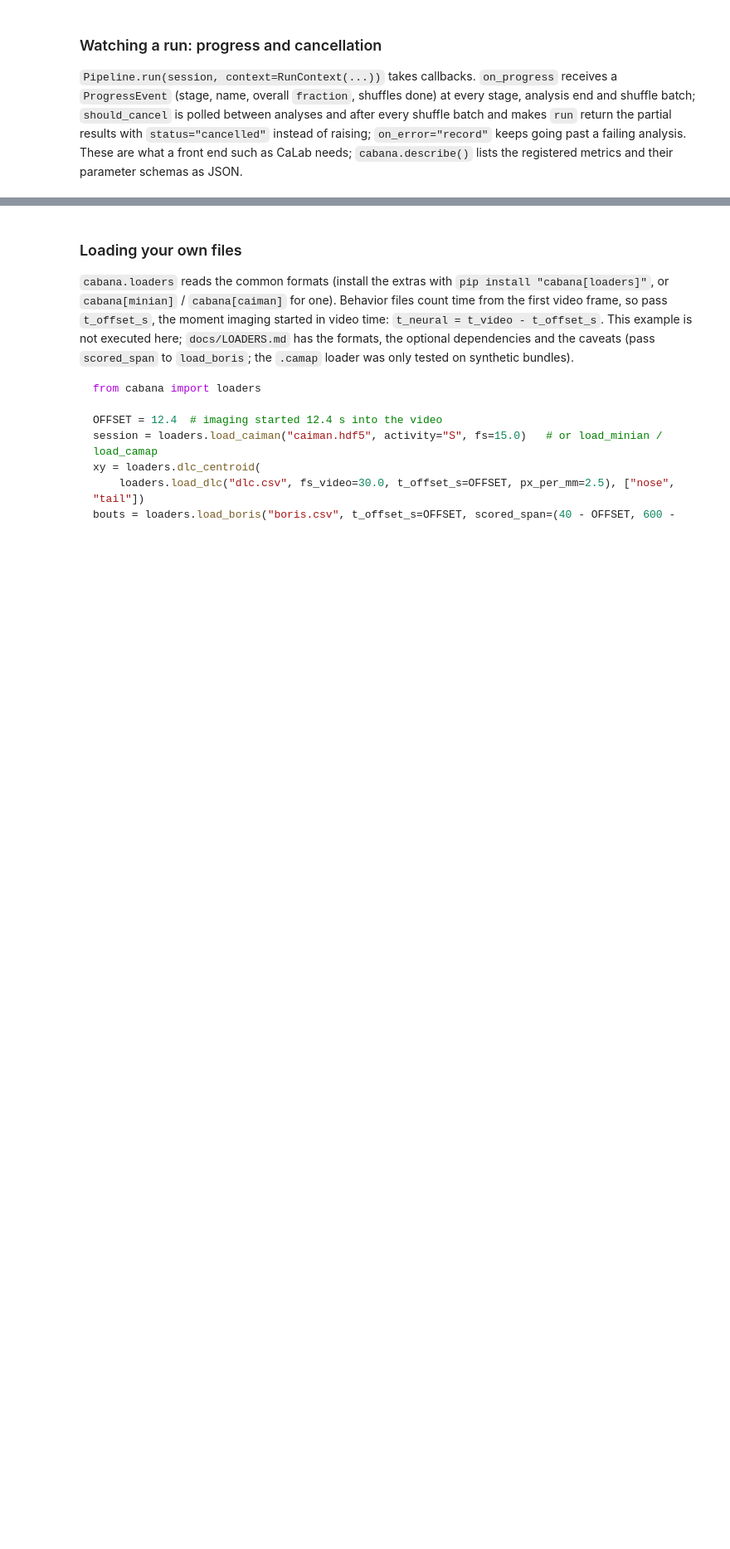
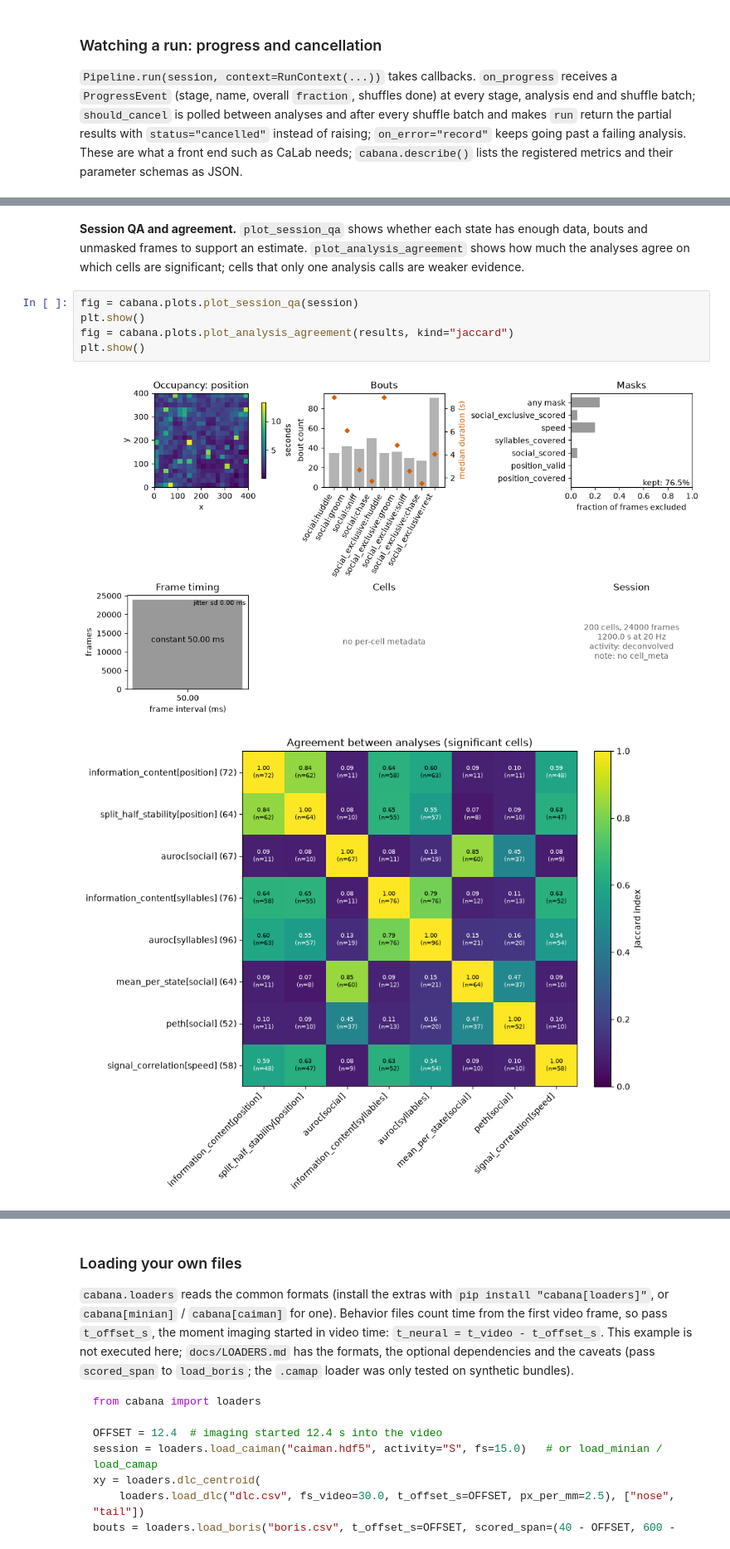
Before and after one commit to miniscope/CaBaNA, a Jupyter notebook: notebooks/cabana_demo.ipynb, the cells around one changed output, grey strips where cells are left out. Shown at 83% size. Drawn from its saved outputs; the diff is of its cells as text; blank space fills up the shorter version.

```diff
--- a/notebooks/cabana_demo.ipynb
+++ b/notebooks/cabana_demo.ipynb
@@ -863 +1137,11 @@ print(caps["version"], len(caps["plugins"]["metric"]), "registered metrics")
+# %% [markdown]
+**Session QA and agreement.** `plot_session_qa` shows whether each state has enough data, bouts and unmasked frames to support an estimate. `plot_analysis_agreement` shows how much the analyses agree on which cells are significant; cells that only one analysis calls are weaker evidence.
+# %%
+fig = cabana.plots.plot_session_qa(session)
+plt.show()
+fig = cabana.plots.plot_analysis_agreement(results, kind="jaccard")
+plt.show()
+# %% [output]
+[figure, added]
+[figure, added]
 # %% [markdown]
```
Also changed, not shown: parts of 49 cells of this notebook, 8 other files.
